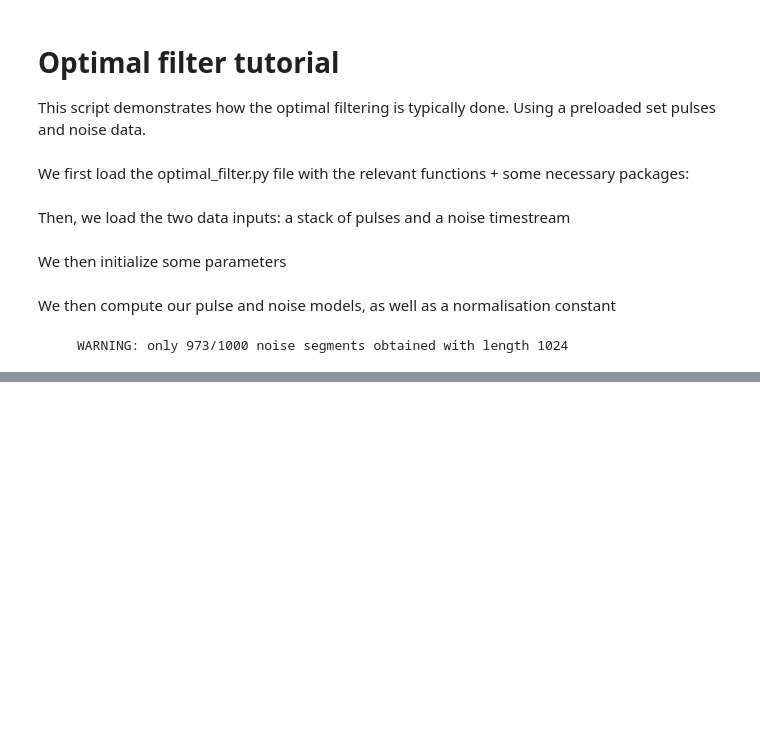
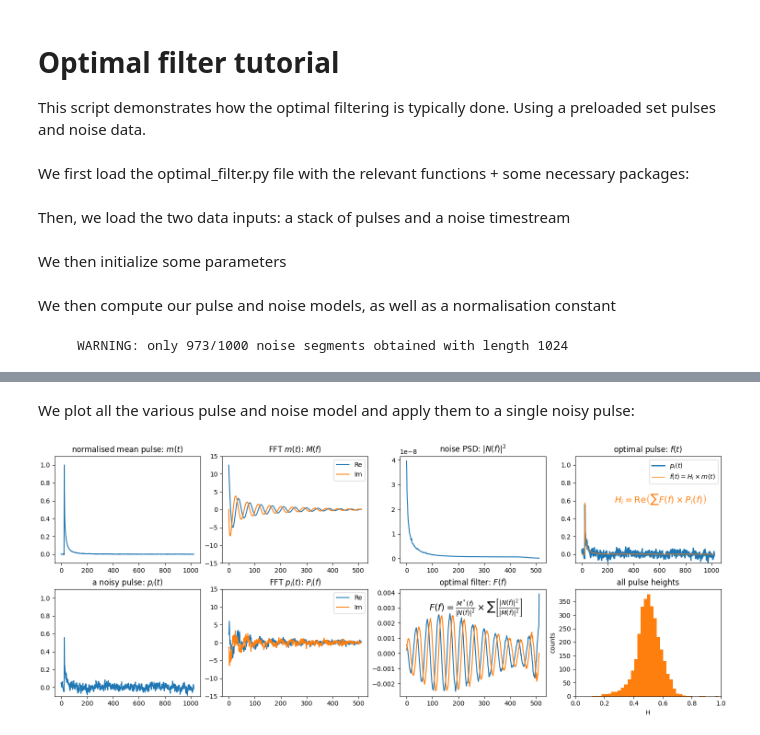
Before and after one commit to wilbertras/python-pulse-analysis, a Jupyter notebook: MUX/example.ipynb, the cells around one changed output, grey strips where cells are left out. Cells and saved outputs as stored; diff of their text form; code cells hidden in the pictures; blank space fills up the shorter version.

```diff
--- a/MUX/example.ipynb
+++ b/MUX/example.ipynb
@@ -29,5 +29,6 @@ We then compute our pulse and noise models, as well as a normalisation constant
 # %%
 norm_pulse, norm_pulse_fft, norm_pulse_psd = pulse_model(pulses, pw, sf)
 noise_psd, freqs = noise_model(noise, pw, sf, threshold=None, nr_req_segments=1000)
+filter = optimal_filter(norm_pulse_fft, noise_psd, exclude_dc)
 # %% [output]
      WARNING: only 973/1000 noise segments obtained with length 1024
@@ -59 +35,58 @@ ax.legend()
+# %%
+H = []
+for pulse in pulses:
+    Hi = pulse_height(pulse, len_onesided, filter, exclude_dc) # this is everthing that should be done with the mux
+    H.append(Hi)
+# %% [markdown]
+We plot all the various pulse and noise model and apply them to a single noisy pulse:
+# %%
+pulse_nr = 534                              # choose a pulse
+noisy_pulse = pulses[pulse_nr, :]           # noisy pulse
+opt_pulse = H[pulse_nr]*norm_pulse          # optimal pulse
+fft_noisy_pulse = fft(noisy_pulse)[:len_onesided]
+# %%
+fig, axes = plt.subplot_mosaic('abcg;defh', figsize=(15, 6), sharey=False, constrained_layout=True)
+ax = axes['a']
+ax.plot(norm_pulse)
+ax.set_ylim([-.1, 1.1])
+ax.set_title('normalised mean pulse: $m(t)$')
+ax = axes['b']
+ax.plot(norm_pulse_fft.real, label='Re')
+ax.plot(norm_pulse_fft.imag, label='Im')
+ax.set_ylim([-15, 15])
+ax.legend()
+ax.set_title('FFT $m(t)$: $M(f)$')
+ax = axes['c']
+ax.plot(noise_psd[exclude_dc:])
+ax.set_title('noise PSD: $|N(f)|^2$')
+ax = axes['f']
+ax.plot(filter.real)
+ax.plot(filter.imag)
+ax.set_title('optimal filter: $F(f)$')
+ax.text(.2, .8, '$F(f) = \\frac{M^*(f)}{|N(f)|^2}\\times\sum\left[\\frac{|N(f)|^2}{|M(f)|^2}\\right]$', color='k', transform=ax.transAxes, fontsize=14)
+ax = axes['d']
+ax.plot(noisy_pulse)
+ax.set_ylim([-.1, 1.1])
+ax.set_title('a noisy pulse: $p_i(t)$')
+ax = axes['e']
+ax.plot(fft_noisy_pulse[exclude_dc:].real, label='Re')
+ax.plot(fft_noisy_pulse[exclude_dc:].imag, label='Im')
+ax.legend()
+ax.set_title('FFT $p_i(t)$: $P_i(f)$')
+ax.set_ylim([-15, 15])
+ax = axes['g']
+ax.plot(noisy_pulse, label='$p_i(t)$', lw=2)
+ax.plot(opt_pulse, label='$f(t) = H_i \\times m(t)$', lw=1)
+ax.text(250, H[pulse_nr], '$H_i = \\rm Re\\left(\sum \it F(f) \\times P_i(f) \\right)$', color='tab:orange', fontsize=14)
+ax.set_title('optimal pulse: $f(t)$')
+ax.legend()
+ax.set_ylim([-.1, 1.1])
+ax = axes['h']
+_ = ax.hist(np.real(H), facecolor='tab:orange', bins=125)
+ax.set_xlabel('H')
+ax.set_ylabel('counts')
+_ = ax.set_xlim([0, 1])
+_ = ax.set_title('all pulse heights')
+# %% [output]
+[figure, added]
 # %%
```
Also changed, not shown: parts of 12 cells of this notebook, 1 other file.
